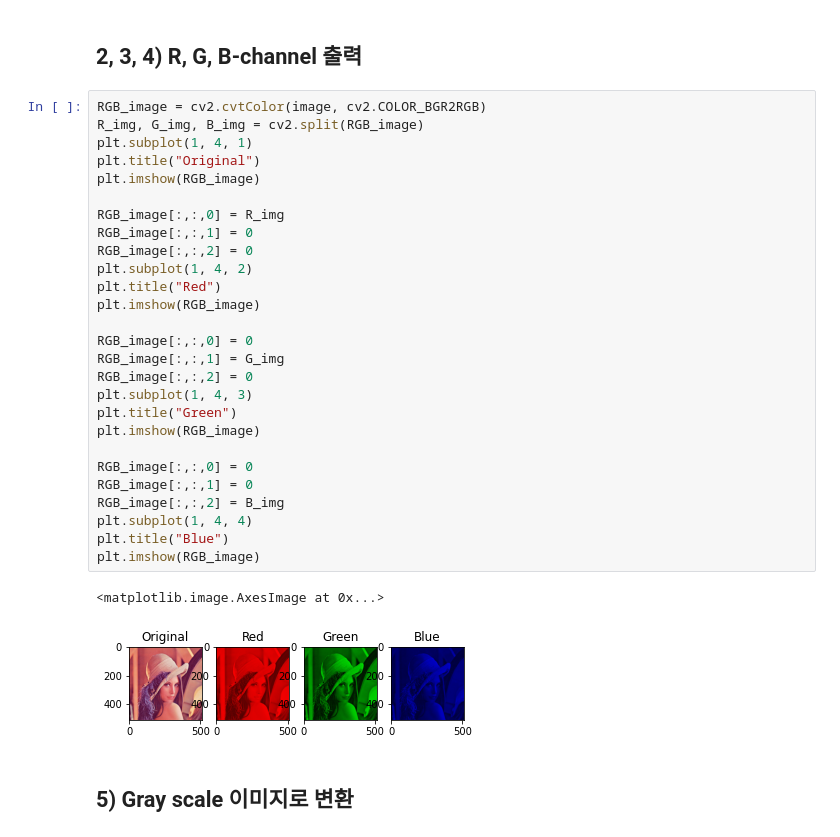
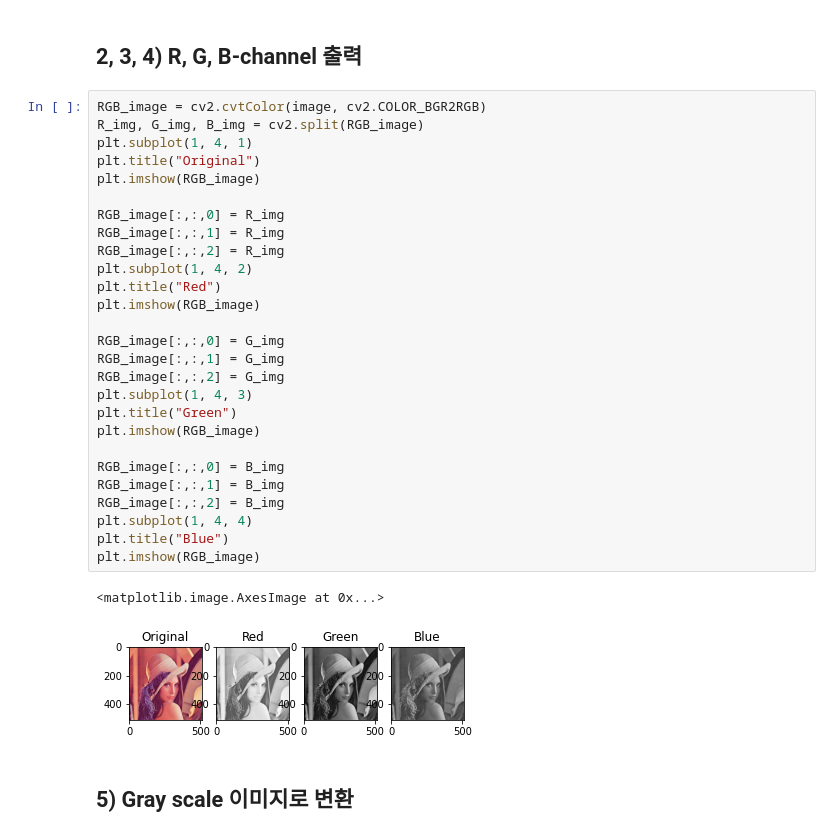
Before and after one commit to XMVII/CV, a Jupyter notebook: CV_Assign1.ipynb, the cells around one changed output. Cells and saved outputs as stored; diff of their text form.

```diff
--- a/CV_Assign1.ipynb
+++ b/CV_Assign1.ipynb
@@ -31,33 +31,33 @@ cv2_imshow(image)
 # %%
 RGB_image = cv2.cvtColor(image, cv2.COLOR_BGR2RGB)
 R_img, G_img, B_img = cv2.split(RGB_image)
 plt.subplot(1, 4, 1)
 plt.title("Original")
 plt.imshow(RGB_image)
 
 RGB_image[:,:,0] = R_img
-RGB_image[:,:,1] = 0
-RGB_image[:,:,2] = 0
+RGB_image[:,:,1] = R_img
+RGB_image[:,:,2] = R_img
 plt.subplot(1, 4, 2)
 plt.title("Red")
 plt.imshow(RGB_image)
 
-RGB_image[:,:,0] = 0
+RGB_image[:,:,0] = G_img
 RGB_image[:,:,1] = G_img
-RGB_image[:,:,2] = 0
+RGB_image[:,:,2] = G_img
 plt.subplot(1, 4, 3)
 plt.title("Green")
 plt.imshow(RGB_image)
 
-RGB_image[:,:,0] = 0
-RGB_image[:,:,1] = 0
+RGB_image[:,:,0] = B_img
+RGB_image[:,:,1] = B_img
 RGB_image[:,:,2] = B_img
 plt.subplot(1, 4, 4)
 plt.title("Blue")
 plt.imshow(RGB_image)
 # %% [output]
 <matplotlib.image.AxesImage at 0x...>
-[figure, old version]
+[figure, new version]
 # %% [markdown]
 ## **5) Gray scale 이미지로 변환**
 # %%
```
